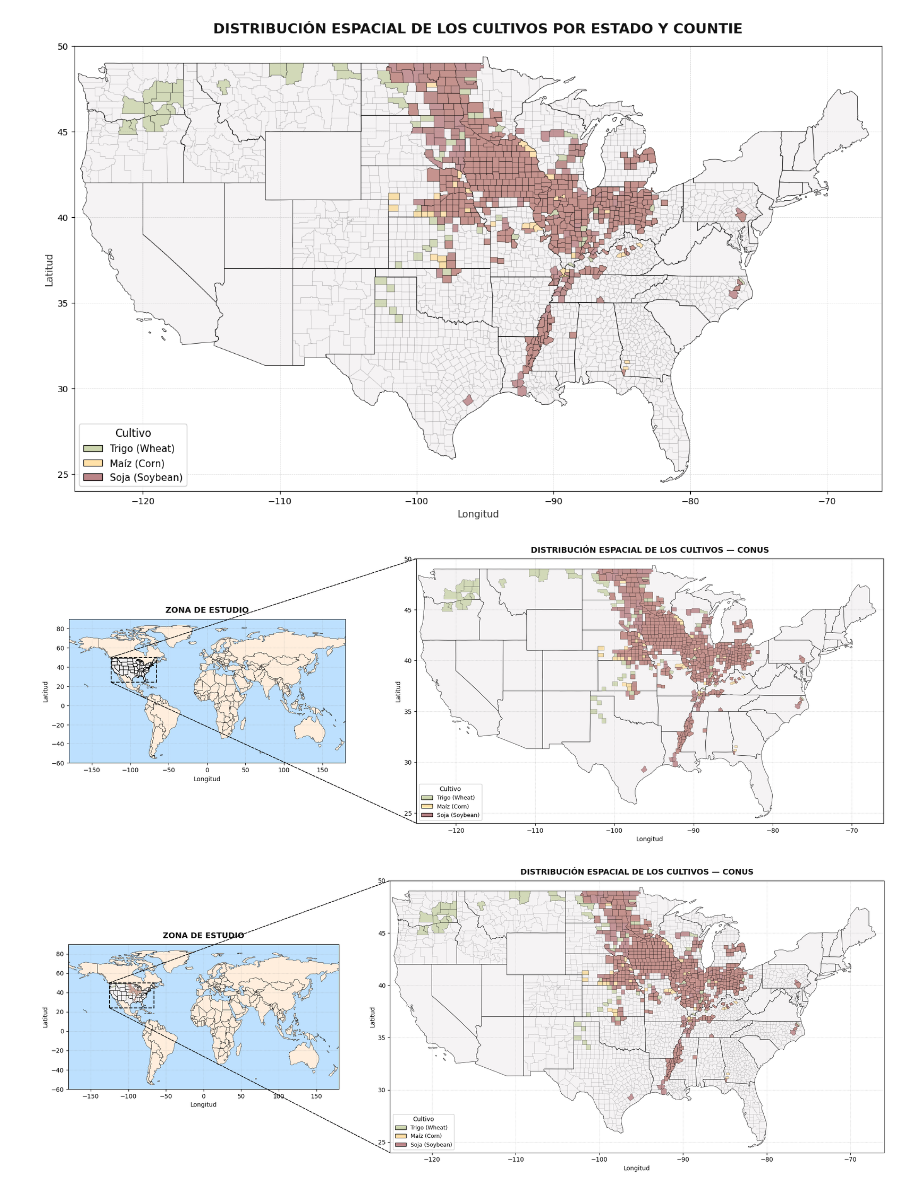
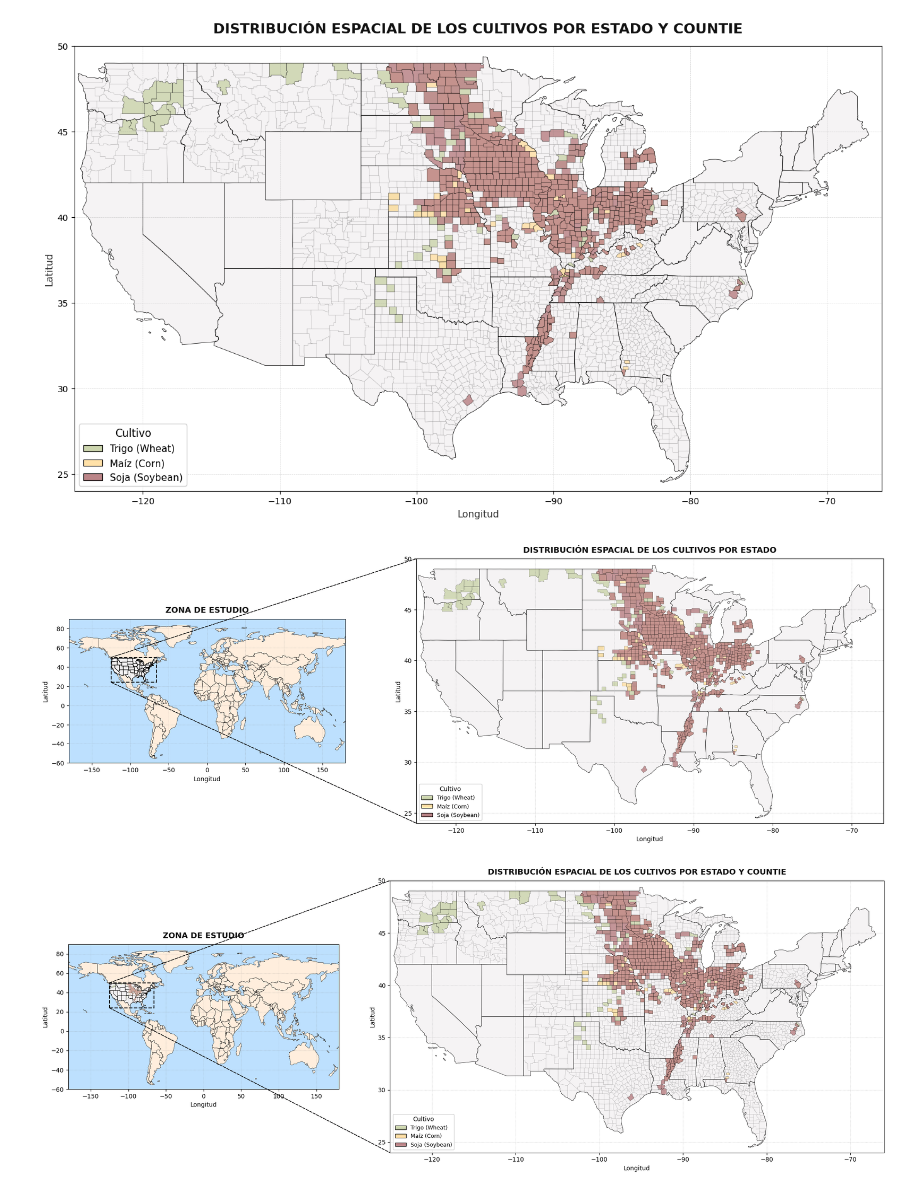
Before and after one commit to Anais-GD/AEI-Trabajo10-CropYield-ML, a Jupyter notebook: scripts/s1_data_base.ipynb, the cells around one changed output. Cells and saved outputs as stored; diff of their text form; code cells hidden in the pictures.

Commit message:
Lectura de los datos y su visualización.

```diff
--- a/scripts/s1_data_base.ipynb
+++ b/scripts/s1_data_base.ipynb
@@ -253,7 +253,7 @@ for crop, cfg in crop_config.items():
                     linewidth=0.2, alpha=0.85)
 ax2.set_xlim(-125, -66)
 ax2.set_ylim(24, 50)
-ax2.set_title('DISTRIBUCIÓN ESPACIAL DE LOS CULTIVOS — CONUS', fontsize=13, fontweight='bold',
+ax2.set_title('DISTRIBUCIÓN ESPACIAL DE LOS CULTIVOS POR ESTADO', fontsize=13, fontweight='bold',
               color='#111111', pad=10)
 ax2.set_xlabel('Longitud', fontsize=10, color='#0a0a0a')
 ax2.set_ylabel('Latitud',  fontsize=10, color='#0a0a0a')
@@ -282,7 +282,7 @@ plt.tight_layout()
 plt.savefig('world_map_context.png', dpi=150, bbox_inches='tight', facecolor='white')
 plt.show()
 # %% [output]
-[figure, old version]
+[figure, new version]
 # %%
 # Podemos situar la zona de estudio en un mapa del mundo y hacer un zoom al mapa que hemos creado.
 # Mapa mundial para contextualizar la zona de estudio
@@ -331,32 +331,32 @@ for crop, cfg in crop_config.items():
                     linewidth=0.2, alpha=0.85)
 us_counties.plot(ax=ax2, color='none', edgecolor='black', linewidth=0.3, alpha=0.2)
 ax2.set_xlim(-125, -66)
 ax2.set_ylim(24, 50)
-ax2.set_title('DISTRIBUCIÓN ESPACIAL DE LOS CULTIVOS — CONUS', fontsize=13, fontweight='bold',
+ax2.set_title('DISTRIBUCIÓN ESPACIAL DE LOS CULTIVOS POR ESTADO Y COUNTIE', fontsize=13, fontweight='bold',
               color='#111111', pad=10)
 ax2.set_xlabel('Longitud', fontsize=10, color='#0a0a0a')
 ax2.set_ylabel('Latitud',  fontsize=10, color='#0a0a0a')
 ax2.grid(True, linestyle='--', linewidth=0.4, alpha=0.4, color='gray')
 legend_patches = [mpatches.Patch(facecolor=cfg["color"], edgecolor='black',
                                   linewidth=0.8, label=cfg["label"])
                   for cfg in crop_config.values()]
 ax2.legend(handles=legend_patches, fontsize=9, framealpha=0.9,
            loc='lower left', title='Cultivo', title_fontsize=10)
 
 # Líneas de conexión entre recuadro y panel derecho
 con1 = ConnectionPatch(xyA=(-125, 50), xyB=(ax2.get_xlim()[0], ax2.get_ylim()[1]),
                         coordsA='data', coordsB='data',
                         axesA=ax1, axesB=ax2,
                         color='#0d0c0d', linewidth=1.2, linestyle='--')
 con2 = ConnectionPatch(xyA=(-125, 24), xyB=(ax2.get_xlim()[0], ax2.get_ylim()[0]),
                         coordsA='data', coordsB='data',
                         axesA=ax1, axesB=ax2,
                         color='#0d0c0d', linewidth=1.2, linestyle='--')
 fig.add_artist(con1)
 fig.add_artist(con2)
 
 plt.tight_layout()
 plt.savefig('world_map_context.png', dpi=150, bbox_inches='tight', facecolor='white')
 plt.show()
 # %% [output]
-[figure, old version]
+[figure, new version]
```
